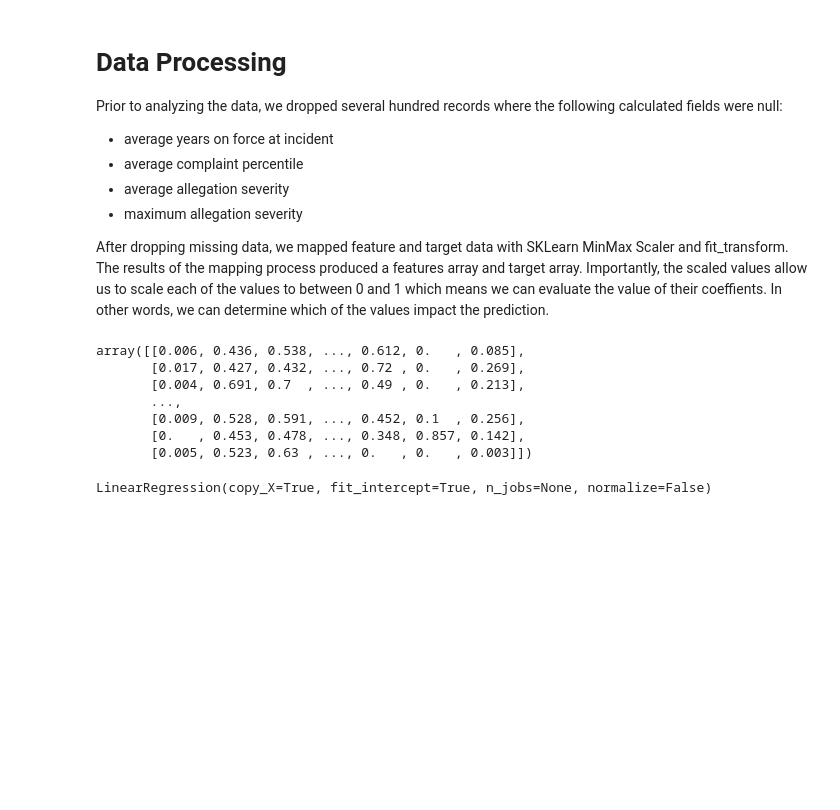
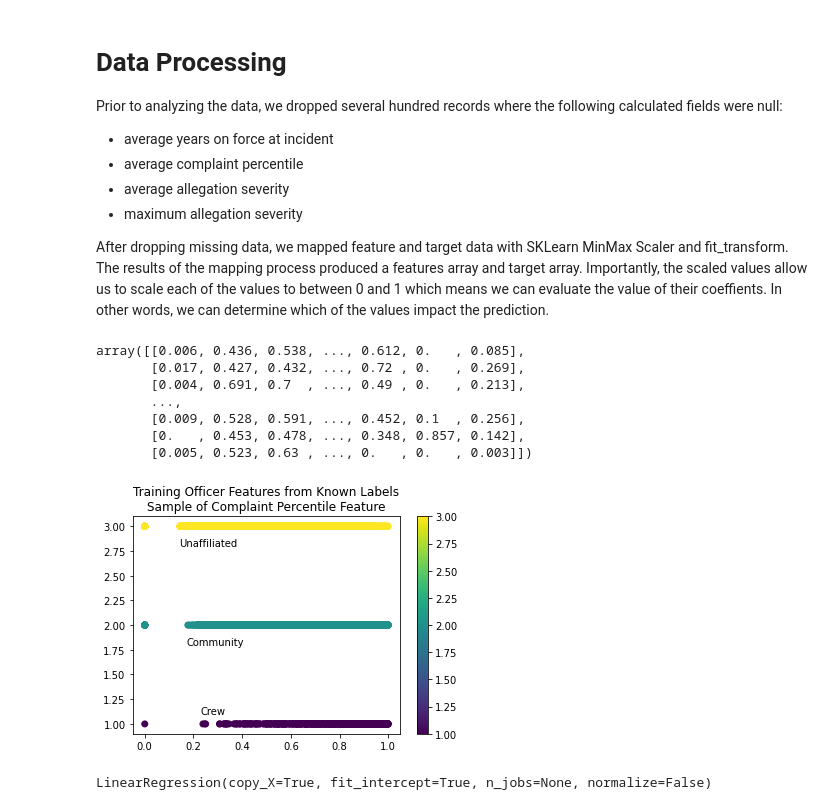
Before and after one commit to Northwestern-Data-Sci-Seminar/Invisible-Institute-Chicago-Reporter-Collaboration-Public, a Jupyter notebook: The Spectacular Sailors/Checkpoint_4/src/DatascienceCheckpoint4.ipynb, the cells around one changed output. Cells and saved outputs as stored; diff of their text form; code cells hidden in the pictures; blank space fills up the shorter version.

```diff
--- a/The Spectacular Sailors/Checkpoint_4/src/DatascienceCheckpoint4.ipynb
+++ b/The Spectacular Sailors/Checkpoint_4/src/DatascienceCheckpoint4.ipynb
@@ -113,6 +113,18 @@ array([[0.006, 0.436, 0.538, ..., 0.612, 0.   , 0.085],
 X_train, X_test, y_train, y_test = train_test_split(features, df['cohort_id'], test_size=0.3, shuffle=True)
 # %%
 X_val, X_test, y_val, y_test = train_test_split(X_test, y_test, test_size=0.5, shuffle=True)
+# %%
+# Display a sample of how the features are trained with known classifications
+plt.figure()
+plt.title('Training Officer Features from Known Labels\nSample of Complaint Percentile Feature')
+plt.scatter(X_train[:,4], y_train, c=y_train)
+plt.text(.14, 2.8, "Unaffiliated")
+plt.text(.17, 1.8, "Community")
+plt.text(.23, 1.1, "Crew")
+plt.colorbar()
+plt.show()
+# %% [output]
+[figure, added]
 # %%
 # train the linear regression model using train data
 linreg = linear_model.LinearRegression()
```
Also changed, not shown: parts of 6 cells of this notebook, 1 other file.
